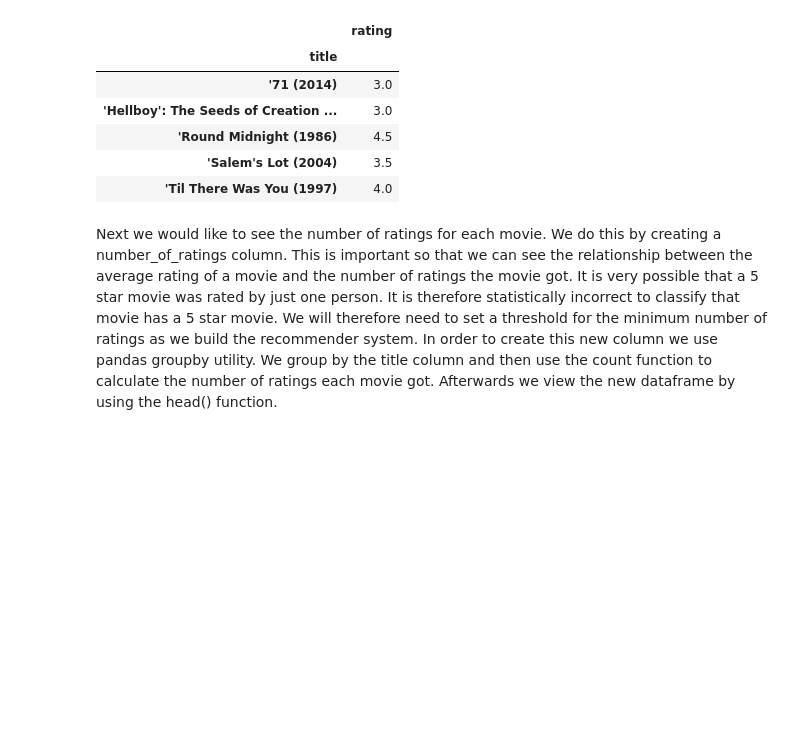
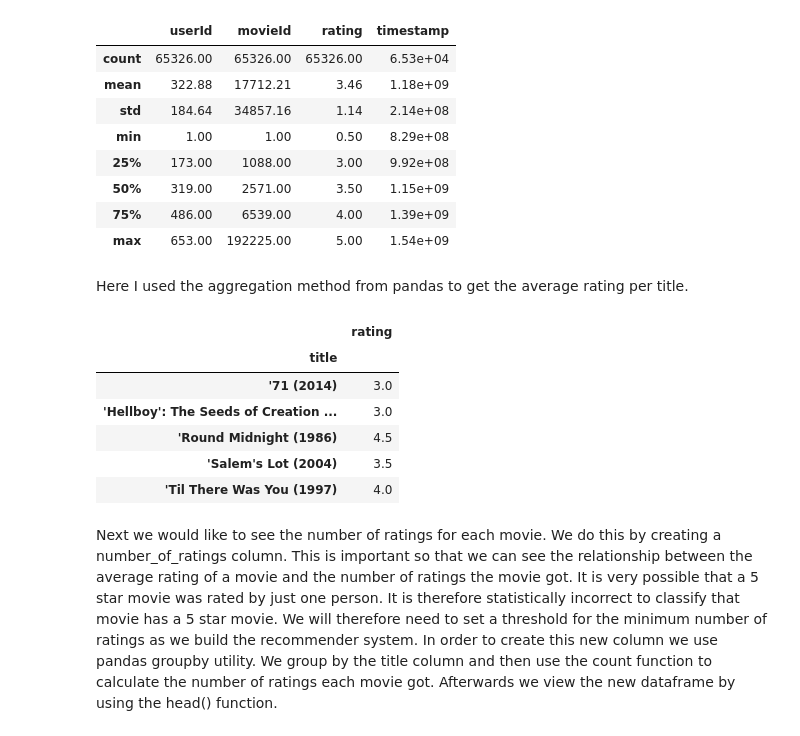
Before and after one commit to salma71/MSDS_SU2020, a Jupyter notebook: Recommender_system612/Basic_recommender_1.ipynb, the cells around one changed output. Cells and saved outputs as stored; diff of their text form; code cells hidden in the pictures; blank space fills up the shorter version.

```diff
--- a/Recommender_system612/Basic_recommender_1.ipynb
+++ b/Recommender_system612/Basic_recommender_1.ipynb
@@ -56,3 +92,19 @@ df.describe()
+# %%
+from pandas import set_option
+pd.set_option('display.precision', 2)
+df.describe()
+# %% [output]
+|  | userId | movieId | rating | timestamp |
+| count | 65326.00 | 65326.00 | 65326.00 | 6.53e+04 |
+| mean | 322.88 | 17712.21 | 3.46 | 1.18e+09 |
+| std | 184.64 | 34857.16 | 1.14 | 2.14e+08 |
+| min | 1.00 | 1.00 | 0.50 | 8.29e+08 |
+| 25% | 173.00 | 1088.00 | 3.00 | 9.92e+08 |
+| 50% | 319.00 | 2571.00 | 3.50 | 1.15e+09 |
+| 75% | 486.00 | 6539.00 | 4.00 | 1.39e+09 |
+| max | 653.00 | 192225.00 | 5.00 | 1.54e+09 |
+# %% [markdown]
+Here I used the aggregation method from pandas to get the average rating per title.
 # %%
 ratings = pd.DataFrame(df.groupby('title')['rating'].mean())
 ratings.head()
```
Also changed, not shown: parts of 35 cells of this notebook.
